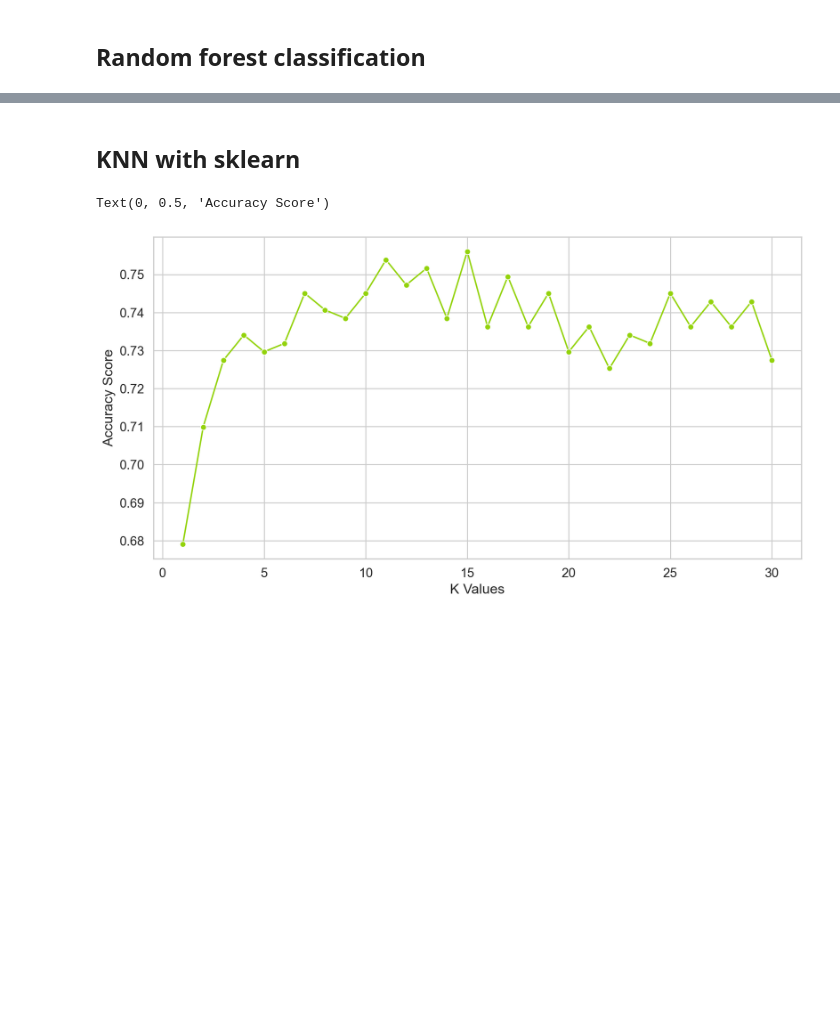
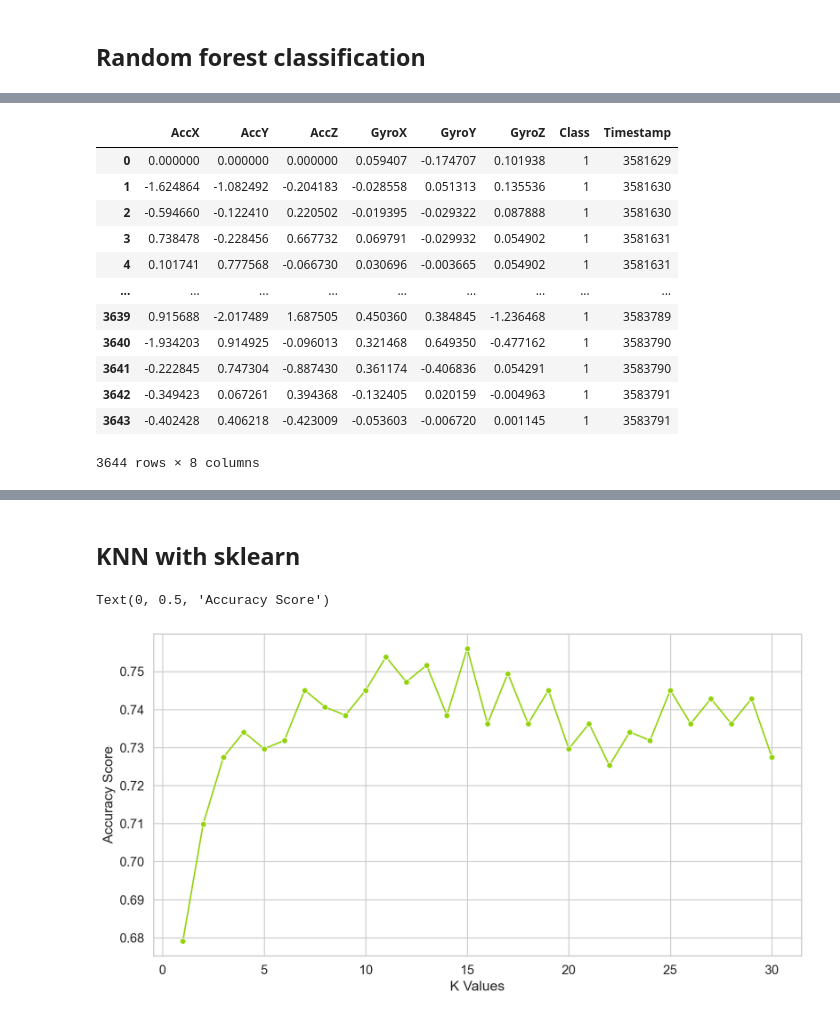
Before and after one commit to marara02/driver_behaviour_dl_ml, a Jupyter notebook: model.ipynb, the cells around one changed output, grey strips where cells are left out. Saved outputs shown, nothing was run; the diff lists cells and outputs as text; code cells hidden in the pictures; blank space fills up the shorter version.

```diff
--- a/model.ipynb
+++ b/model.ipynb
@@ -810,3 +834,19 @@ df_test['Class'] = df_test['Class'].replace(class_mapping)
+# %%
+df_train_2_cl
+# %% [output]
+|  | AccX | AccY | AccZ | GyroX | GyroY | GyroZ | Class | Timestamp |
+| 0 | 0.000000 | 0.000000 | 0.000000 | 0.059407 | -0.174707 | 0.101938 | 1 | 3581629 |
+| 1 | -1.624864 | -1.082492 | -0.204183 | -0.028558 | 0.051313 | 0.135536 | 1 | 3581630 |
+| 2 | -0.594660 | -0.122410 | 0.220502 | -0.019395 | -0.029322 | 0.087888 | 1 | 3581630 |
+| 3 | 0.738478 | -0.228456 | 0.667732 | 0.069791 | -0.029932 | 0.054902 | 1 | 3581631 |
+| 4 | 0.101741 | 0.777568 | -0.066730 | 0.030696 | -0.003665 | 0.054902 | 1 | 3581631 |
+| ... | ... | ... | ... | ... | ... | ... | ... | ... |
+| 3639 | 0.915688 | -2.017489 | 1.687505 | 0.450360 | 0.384845 | -1.236468 | 1 | 3583789 |
+| 3640 | -1.934203 | 0.914925 | -0.096013 | 0.321468 | 0.649350 | -0.477162 | 1 | 3583790 |
+| 3641 | -0.222845 | 0.747304 | -0.887430 | 0.361174 | -0.406836 | 0.054291 | 1 | 3583790 |
+| 3642 | -0.349423 | 0.067261 | 0.394368 | -0.132405 | 0.020159 | -0.004963 | 1 | 3583791 |
+| 3643 | -0.402428 | 0.406218 | -0.423009 | -0.053603 | -0.006720 | 0.001145 | 1 | 3583791 |
+3644 rows × 8 columns
 # %%
 df_train_2_cl = df_train_2_cl.dropna()
 # %%
```
Also changed, not shown: parts of 17 cells of this notebook, 2 other files.
